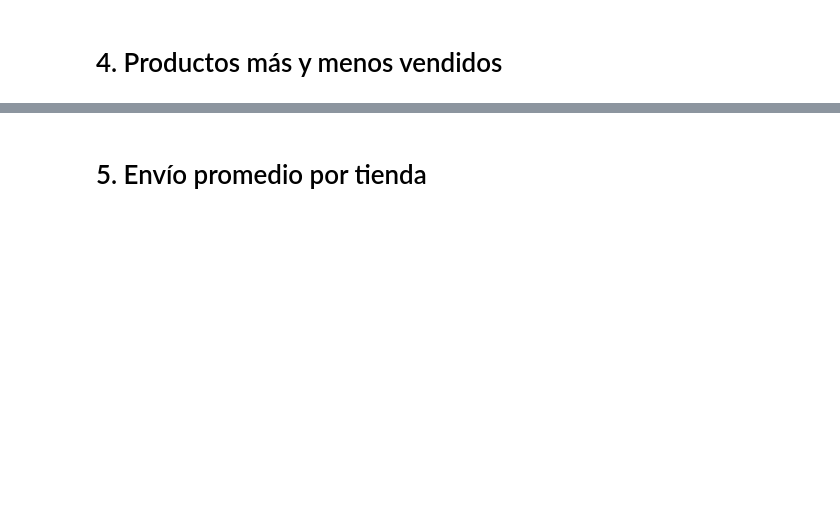
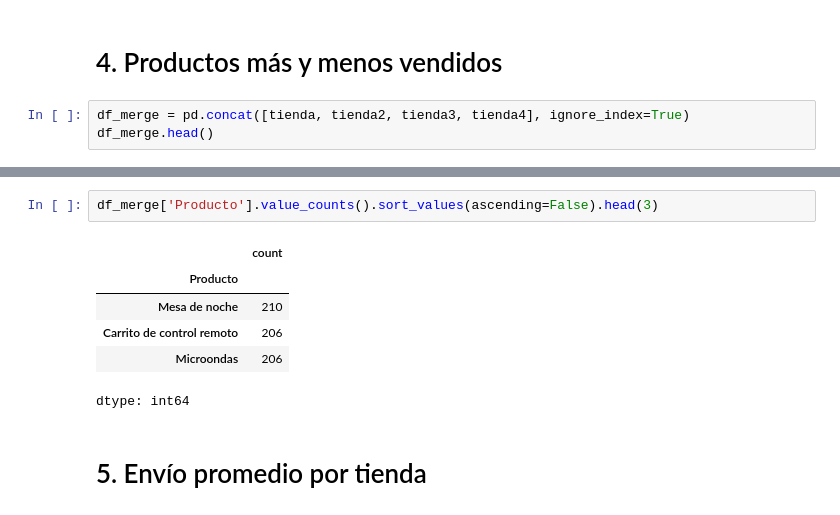
Before and after one commit to Brayan8Ch/challenge1-data-science-latam_alura, a Jupyter notebook: AluraStoreLatam.ipynb, the cells around one changed output, grey strips where cells are left out. Drawn from its saved outputs; the diff is of its cells as text; blank space fills up the shorter version.

```diff
--- a/AluraStoreLatam.ipynb
+++ b/AluraStoreLatam.ipynb
@@ -89,2 +121,5 @@ df_ventas_x_cat
 # %% [markdown]
 # 4. Productos más y menos vendidos
+# %%
+df_merge = pd.concat([tienda, tienda2, tienda3, tienda4], ignore_index=True)
+df_merge.head()
@@ -91,2 +133,11 @@ df_ventas_x_cat
+# %%
+df_merge['Producto'].value_counts().sort_values(ascending=False).head(3)
+# %% [output]
+|  | count |
+| Producto |  |
+| Mesa de noche | 210 |
+| Carrito de control remoto | 206 |
+| Microondas | 206 |
+dtype: int64
 # %% [markdown]
 # 5. Envío promedio por tienda
```
Also changed, not shown: parts of 7 cells of this notebook.
